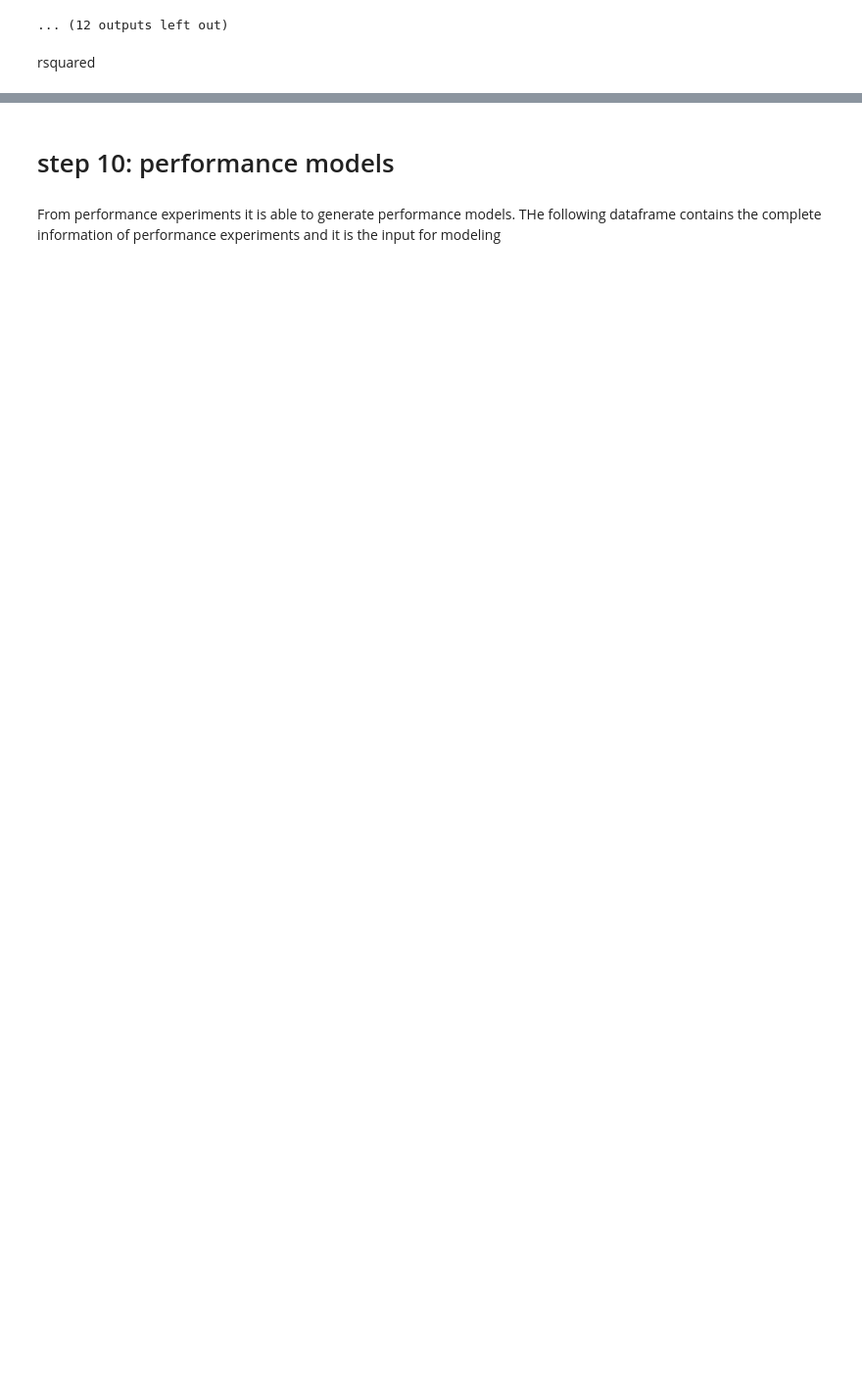
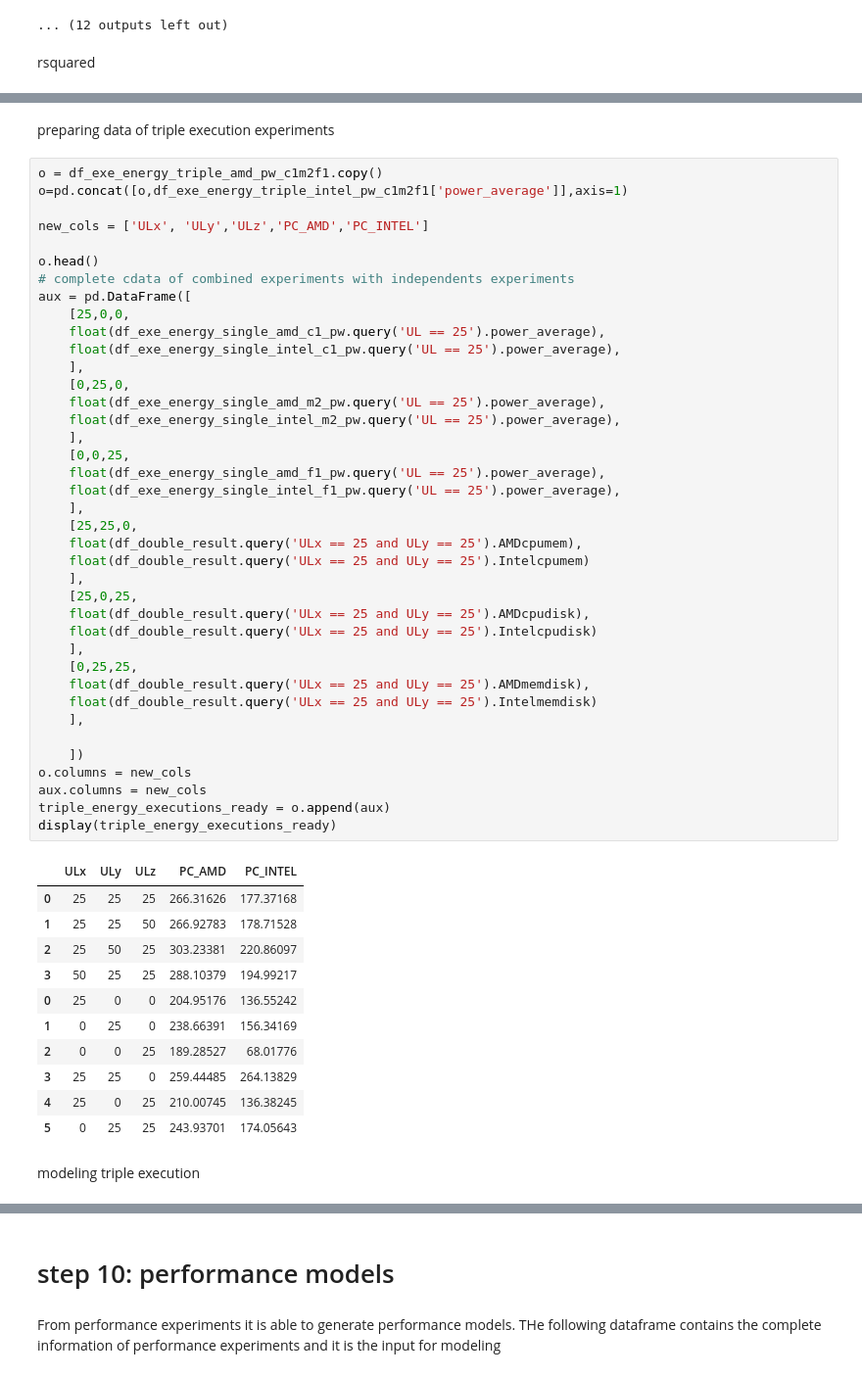
Before and after one commit to jonathan-murana/notebook, a Jupyter notebook: milab.ipynb, the cells around one changed output, grey strips where cells are left out. Shown at 98% size. Saved outputs shown, nothing was run; the diff lists cells and outputs as text; blank space fills up the shorter version.

```diff
--- a/milab.ipynb
+++ b/milab.ipynb
@@ -2030,0 +2168,55 @@ print (' ')
+# %% [markdown]
+preparing data of triple execution experiments
+# %%
+o = df_exe_energy_triple_amd_pw_c1m2f1.copy()
+o=pd.concat([o,df_exe_energy_triple_intel_pw_c1m2f1['power_average']],axis=1)
+
+new_cols = ['ULx', 'ULy','ULz','PC_AMD','PC_INTEL']
+
+o.head()
+# complete cdata of combined experiments with independents experiments
+aux = pd.DataFrame([
+    [25,0,0,
+    float(df_exe_energy_single_amd_c1_pw.query('UL == 25').power_average),
+    float(df_exe_energy_single_intel_c1_pw.query('UL == 25').power_average),
+    ],
+    [0,25,0,
+    float(df_exe_energy_single_amd_m2_pw.query('UL == 25').power_average),
+    float(df_exe_energy_single_intel_m2_pw.query('UL == 25').power_average),
+    ],
+    [0,0,25,
+    float(df_exe_energy_single_amd_f1_pw.query('UL == 25').power_average),
+    float(df_exe_energy_single_intel_f1_pw.query('UL == 25').power_average),
+    ],
+    [25,25,0,
+    float(df_double_result.query('ULx == 25 and ULy == 25').AMDcpumem),
+    float(df_double_result.query('ULx == 25 and ULy == 25').Intelcpumem)
+    ],
+    [25,0,25,
+    float(df_double_result.query('ULx == 25 and ULy == 25').AMDcpudisk),
+    float(df_double_result.query('ULx == 25 and ULy == 25').Intelcpudisk)
+    ],
+    [0,25,25,
+    float(df_double_result.query('ULx == 25 and ULy == 25').AMDmemdisk),
+    float(df_double_result.query('ULx == 25 and ULy == 25').Intelmemdisk)
+    ],
+
+    ])
+o.columns = new_cols
+aux.columns = new_cols
+triple_energy_executions_ready = o.append(aux)
+display(triple_energy_executions_ready)
+# %% [output]
+|  | ULx | ULy | ULz | PC_AMD | PC_INTEL |
+| 0 | 25 | 25 | 25 | 266.31626 | 177.37168 |
+| 1 | 25 | 25 | 50 | 266.92783 | 178.71528 |
+| 2 | 25 | 50 | 25 | 303.23381 | 220.86097 |
+| 3 | 50 | 25 | 25 | 288.10379 | 194.99217 |
+| 0 | 25 | 0 | 0 | 204.95176 | 136.55242 |
+| 1 | 0 | 25 | 0 | 238.66391 | 156.34169 |
+| 2 | 0 | 0 | 25 | 189.28527 | 68.01776 |
+| 3 | 25 | 25 | 0 | 259.44485 | 264.13829 |
+| 4 | 25 | 0 | 25 | 210.00745 | 136.38245 |
+| 5 | 0 | 25 | 25 | 243.93701 | 174.05643 |
+# %% [markdown]
+modeling triple execution
```
Also changed, not shown: parts of 19 cells of this notebook.
